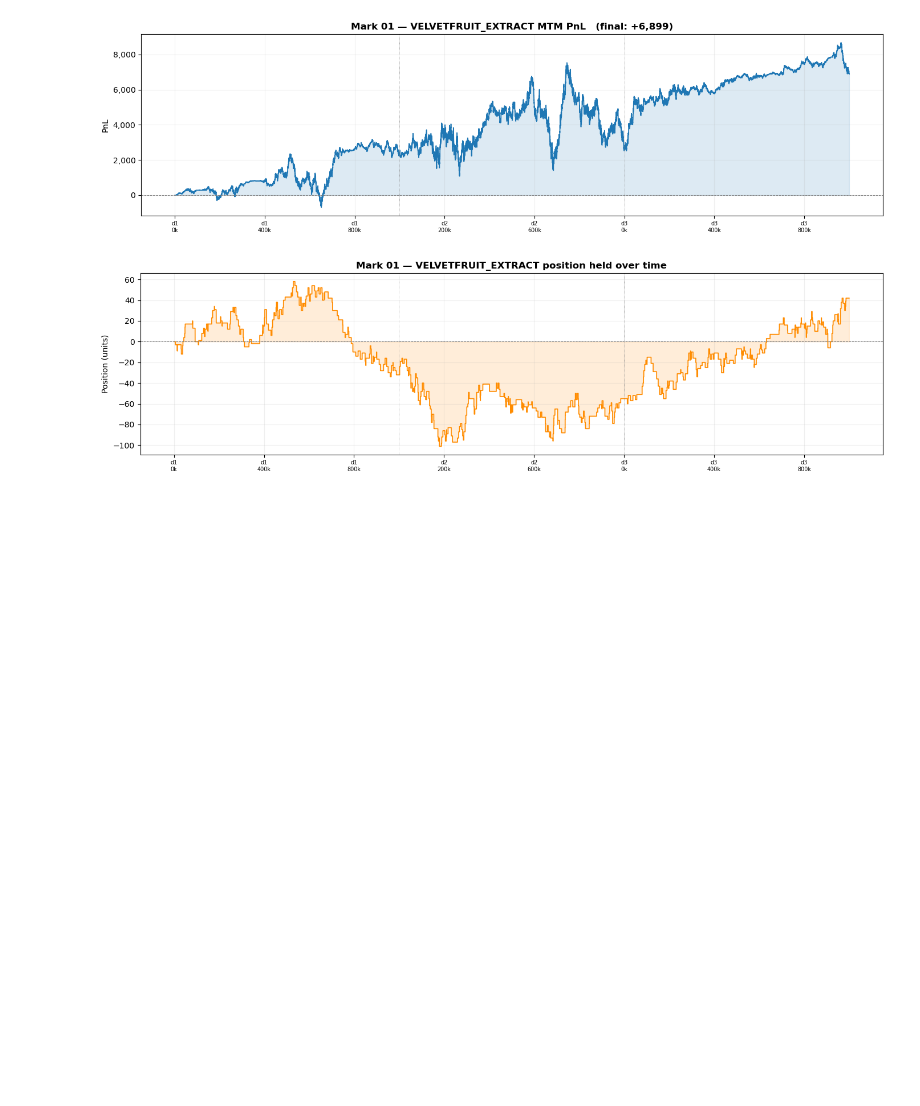
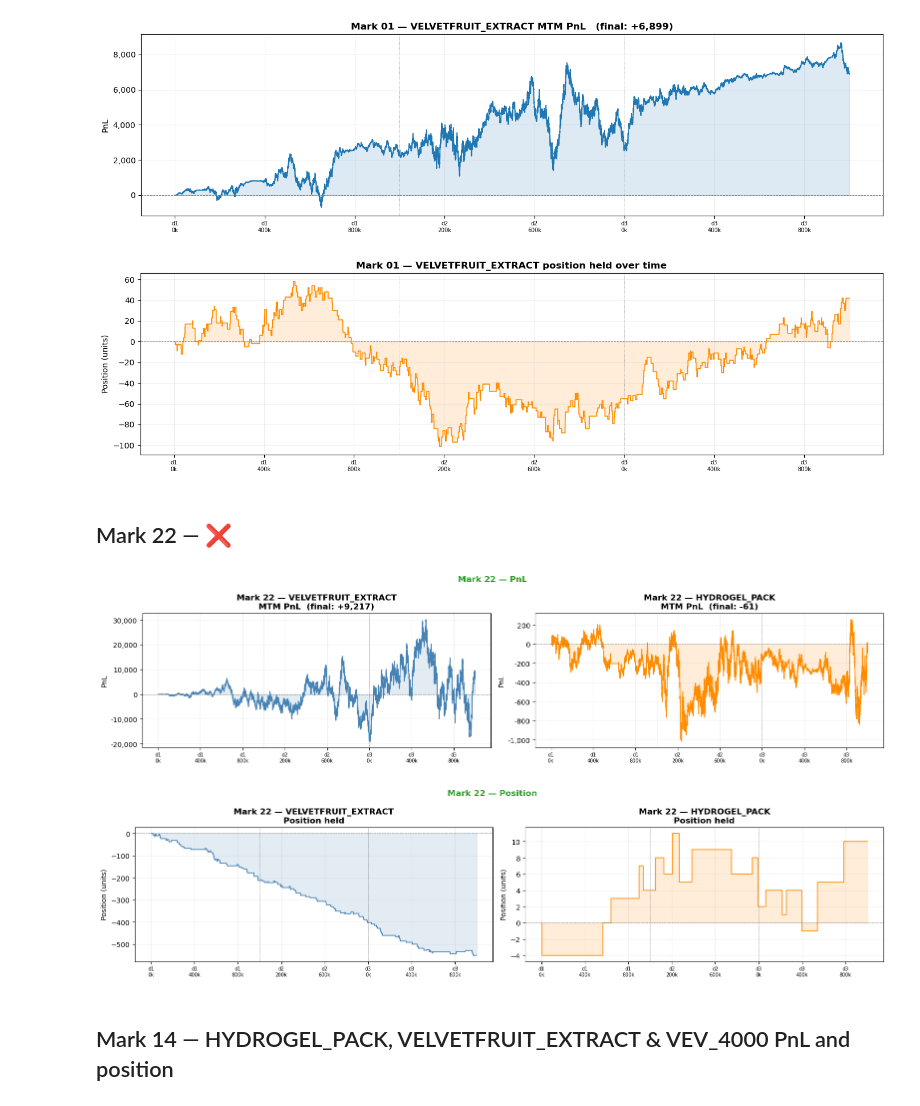
Before and after one commit to SakshamAror/IMC-Prosperity-4, a Jupyter notebook: round4_bots.ipynb, the cells around one changed output. Drawn from its saved outputs; the diff is of its cells as text; code cells hidden in the pictures; blank space fills up the shorter version.

```diff
--- a/round4_bots.ipynb
+++ b/round4_bots.ipynb
@@ -298,3 +298,64 @@ plt.tight_layout()
 plt.show()
 # %% [output]
 [figure]
+# %% [markdown]
+## Mark 22 — ❌
+# %%
+BOT22   = 'Mark 22'
+PRODS22 = ['VELVETFRUIT_EXTRACT', 'HYDROGEL_PACK']
+COLORS22 = {'VELVETFRUIT_EXTRACT': 'steelblue', 'HYDROGEL_PACK': 'darkorange'}
+
+m22 = {}   # will hold per-product merged dataframes
+
+for prod in PRODS22:
+    bt = trades[(trades['buyer'] == BOT22) | (trades['seller'] == BOT22)]
+    bt = bt[bt['symbol'] == prod].sort_values('abs_ts').copy()
+    bt['signed_qty'] = bt.apply(lambda r:  r['quantity'] if r['buyer'] == BOT22 else -r['quantity'], axis=1)
+    bt['cash_flow']  = bt.apply(lambda r: -r['price'] * r['quantity'] if r['buyer'] == BOT22
+                                  else  r['price'] * r['quantity'], axis=1)
+    bt['cum_qty']  = bt['signed_qty'].cumsum()
+    bt['cum_cash'] = bt['cash_flow'].cumsum()
+
+    pp = price_snap[price_snap['product'] == prod].sort_values('abs_ts')
+    mg = pd.merge_asof(pp, bt[['abs_ts','cum_qty','cum_cash']], on='abs_ts', direction='backward')
+    mg[['cum_qty','cum_cash']] = mg[['cum_qty','cum_cash']].fillna(0)
+    mg['pnl'] = mg['cum_cash'] + mg['cum_qty'] * mg['mid_price']
+    m22[prod] = mg
+
+# ── PnL — side by side ────────────────────────────────────────────────────────
+fig, axes = plt.subplots(1, 2, figsize=(16, 4))
+for ax, prod in zip(axes, PRODS22):
+    mg = m22[prod]
+    c  = COLORS22[prod]
+    ax.plot(mg['abs_ts'], mg['pnl'], color=c, lw=1.2)
+    ax.fill_between(mg['abs_ts'], mg['pnl'], alpha=0.15, color=c)
+    ax.axhline(0, color='grey', lw=0.7, ls='--')
+    day_vlines(ax)
+    ax.set_xticks(XT_POS[::2]); ax.set_xticklabels(XT_LBL[::2], fontsize=7)
+    ax.yaxis.set_major_formatter(plt.FuncFormatter(lambda v, _: f'{v:,.0f}'))
+    ax.set_title(f'{BOT22} — {prod}\nMTM PnL  (final: {mg["pnl"].iloc[-1]:+,.0f})', fontweight='bold')
+    ax.set_ylabel('PnL'); ax.grid(True, alpha=0.2)
+plt.suptitle(f'{BOT22} — PnL', fontsize=12, fontweight='bold', color=bot_color[BOT22])
+plt.tight_layout()
+plt.show()
+
+# ── Position — side by side ───────────────────────────────────────────────────
+fig, axes = plt.subplots(1, 2, figsize=(16, 4))
+for ax, prod in zip(axes, PRODS22):
+    mg = m22[prod]
+    c  = COLORS22[prod]
+    ax.step(mg['abs_ts'], mg['cum_qty'], color=c, lw=1.2, where='post')
+    ax.fill_between(mg['abs_ts'], mg['cum_qty'], alpha=0.15, color=c, step='post')
+    ax.axhline(0, color='grey', lw=0.7, ls='--')
+    day_vlines(ax)
+    ax.set_xticks(XT_POS[::2]); ax.set_xticklabels(XT_LBL[::2], fontsize=7)
+    ax.set_title(f'{BOT22} — {prod}\nPosition held', fontweight='bold')
+    ax.set_ylabel('Position (units)'); ax.grid(True, alpha=0.2)
+plt.suptitle(f'{BOT22} — Position', fontsize=12, fontweight='bold', color=bot_color[BOT22])
+plt.tight_layout()
+plt.show()
+# %% [output]
+[figure, added]
+[figure, added]
+# %% [markdown]
+## Mark 14 — HYDROGEL_PACK, VELVETFRUIT_EXTRACT & VEV_4000 PnL and position
```
Also changed, not shown: parts of 2 cells of this notebook, 1 other file.
